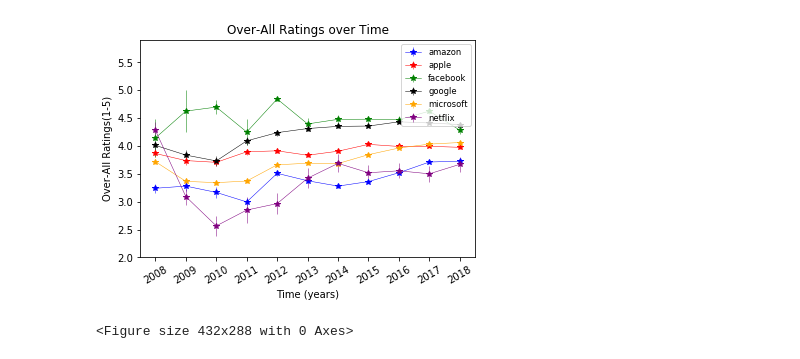
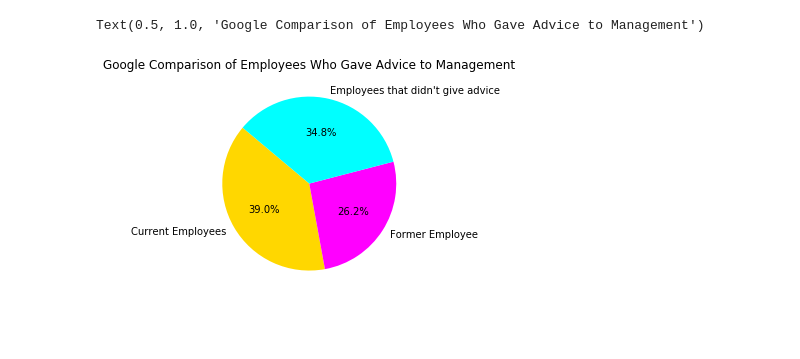
Before and after one commit to jordysalguero/project_one, a Jupyter notebook: chris.ipynb, the cells around one changed output. Saved outputs shown, nothing was run; the diff lists cells and outputs as text; code cells hidden in the pictures; blank space fills up the shorter version.

Commit message:
commented images and cleaned file

```diff
--- a/chris.ipynb
+++ b/chris.ipynb
@@ -433,7 +0,0 @@ count_sample(df_f, 'overall')
-# %%
-# calculate means and sems, and draw a chart
-draw_chart(plt,calc_means(df_f, 'overall'), calc_sems(df_f, 'overall'))
-print_label(plt,"Over-All Ratings")
-# %% [output]
-[figure, removed]
-<Figure size 432x288 with 0 Axes>
@@ -439,0 +82,10 @@ print_label(plt,"Over-All Ratings")
+# %%
+g_labels = 'Current Employees', 'Former Employee', 'Employees that didn\'t give advice'
+g_sizes = [g_cur,g_for,g_non]
+g_colors=["gold", "magenta","cyan"]
+plt.pie(g_sizes, labels=g_labels, autopct="%1.1f%%", colors= g_colors, startangle=140)
+plt.title("Google Comparison of Employees Who Gave Advice to Management")
+# plt.savefig("google_pie.png", bbox_inches="tight"  )
+# %% [output]
+Text(0.5, 1.0, 'Google Comparison of Employees Who Gave Advice to Management')
+[figure, added]
```
Also changed, not shown: parts of 55 cells of this notebook.
